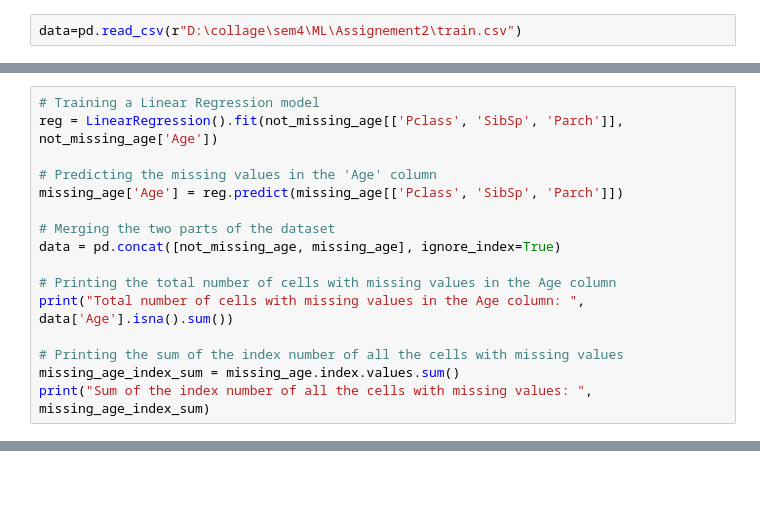
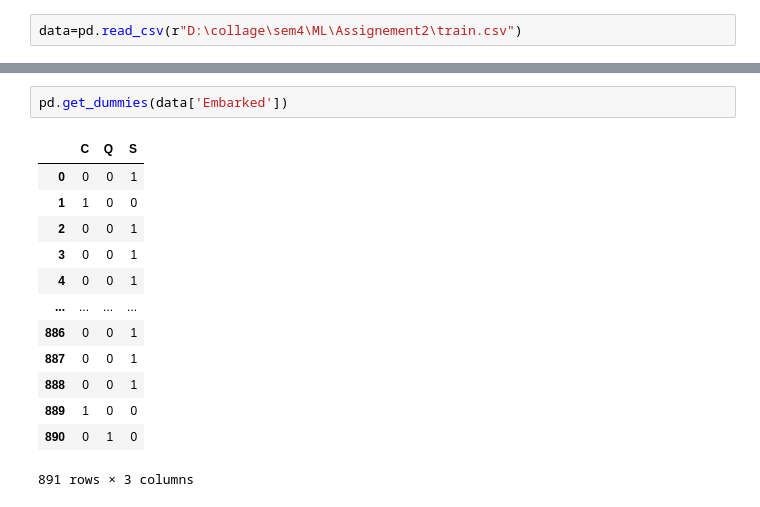
Before and after one commit to adivya-jain/Machine-Learning-Basics, a Jupyter notebook: Untitled.ipynb, the cells around one changed output, grey strips where cells are left out. Cells and saved outputs as stored; diff of their text form; blank space fills up the shorter version.

```diff
--- a/Untitled.ipynb
+++ b/Untitled.ipynb
@@ -106,16 +69,0 @@ Total number of cells with missing value is: 0
-# %%
-# Training a Linear Regression model
-reg = LinearRegression().fit(not_missing_age[['Pclass', 'SibSp', 'Parch']], not_missing_age['Age'])
-
-# Predicting the missing values in the 'Age' column
-missing_age['Age'] = reg.predict(missing_age[['Pclass', 'SibSp', 'Parch']])
-
-# Merging the two parts of the dataset
-data = pd.concat([not_missing_age, missing_age], ignore_index=True)
-
-# Printing the total number of cells with missing values in the Age column
-print("Total number of cells with missing values in the Age column: ", data['Age'].isna().sum())
-
-# Printing the sum of the index number of all the cells with missing values
-missing_age_index_sum = missing_age.index.values.sum()
-print("Sum of the index number of all the cells with missing values: ", missing_age_index_sum)
@@ -129,0 +86,16 @@ See the caveats in the documentation: https://pandas.pydata.org/pandas-docs/stab
+# %%
+pd.get_dummies(data['Embarked'])
+# %% [output]
+|  | C | Q | S |
+| 0 | 0 | 0 | 1 |
+| 1 | 1 | 0 | 0 |
+| 2 | 0 | 0 | 1 |
+| 3 | 0 | 0 | 1 |
+| 4 | 0 | 0 | 1 |
+| ... | ... | ... | ... |
+| 886 | 0 | 0 | 1 |
+| 887 | 0 | 0 | 1 |
+| 888 | 0 | 0 | 1 |
+| 889 | 1 | 0 | 0 |
+| 890 | 0 | 1 | 0 |
+891 rows × 3 columns
```
Also changed, not shown: parts of 25 cells of this notebook.
